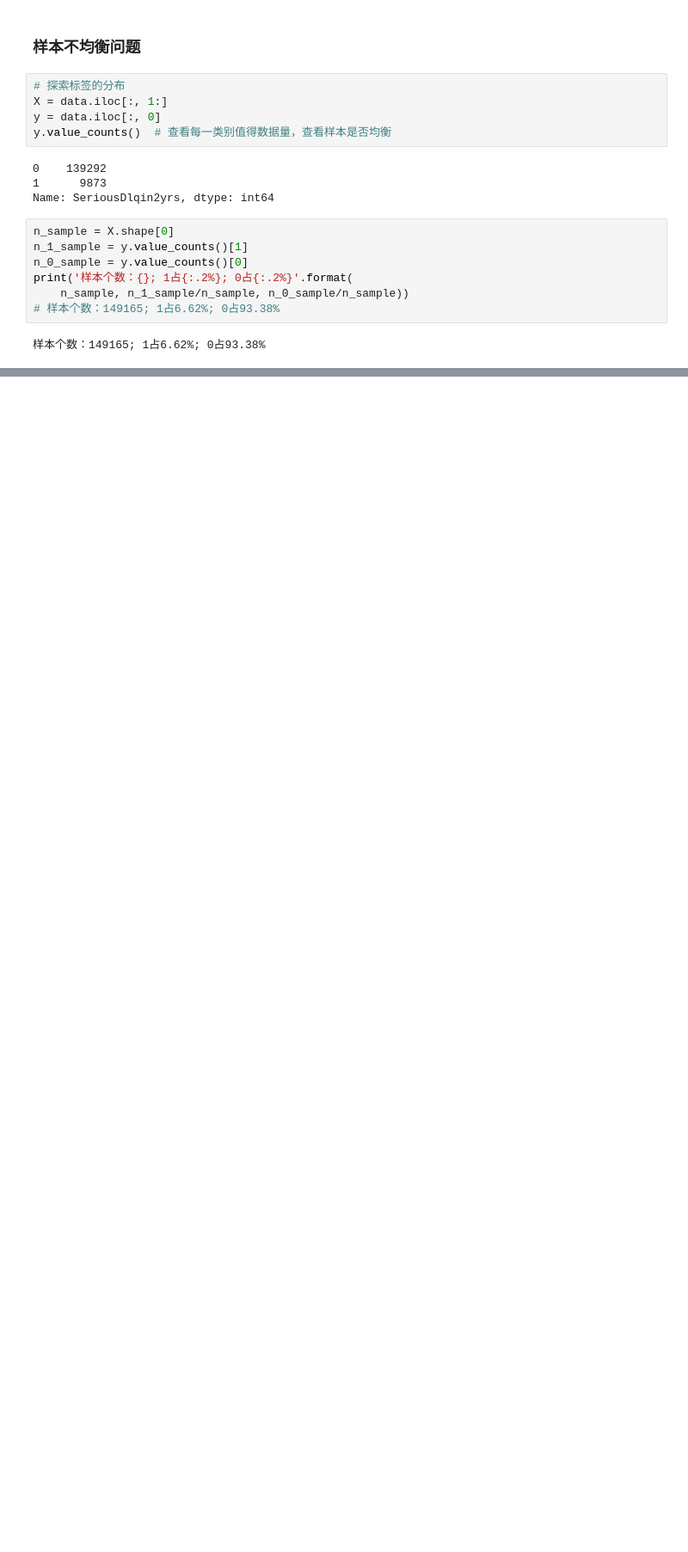
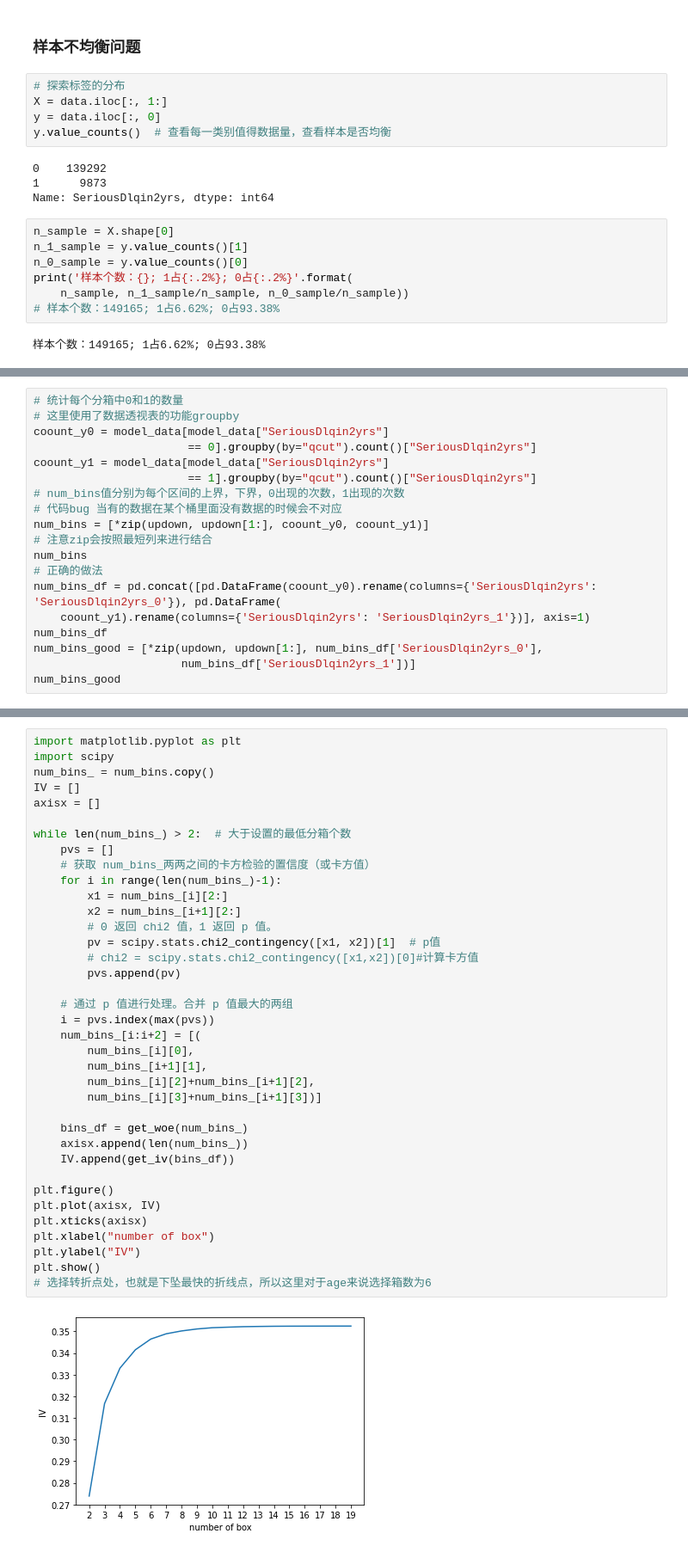
Before and after one commit to JustDoItGit/caicai_sklearn, a Jupyter notebook: 第五章 逻辑回归和信用评分卡/评分卡模型.ipynb, the cells around one changed output, grey strips where cells are left out. Shown at 86% size. Saved outputs shown, nothing was run; the diff lists cells and outputs as text; blank space fills up the shorter version.

```diff
--- a/第五章 逻辑回归和信用评分卡/评分卡模型.ipynb
+++ b/第五章 逻辑回归和信用评分卡/评分卡模型.ipynb
@@ -405,0 +512,19 @@ from im
+# %%
+# 统计每个分箱中0和1的数量
+# 这里使用了数据透视表的功能groupby
+coount_y0 = model_data[model_data["SeriousDlqin2yrs"]
+                       == 0].groupby(by="qcut").count()["SeriousDlqin2yrs"]
+coount_y1 = model_data[model_data["SeriousDlqin2yrs"]
+                       == 1].groupby(by="qcut").count()["SeriousDlqin2yrs"]
+# num_bins值分别为每个区间的上界，下界，0出现的次数，1出现的次数
+# 代码bug 当有的数据在某个桶里面没有数据的时候会不对应
+num_bins = [*zip(updown, updown[1:], coount_y0, coount_y1)]
+# 注意zip会按照最短列来进行结合
+num_bins
+# 正确的做法
+num_bins_df = pd.concat([pd.DataFrame(coount_y0).rename(columns={'SeriousDlqin2yrs': 'SeriousDlqin2yrs_0'}), pd.DataFrame(
+    coount_y1).rename(columns={'SeriousDlqin2yrs': 'SeriousDlqin2yrs_1'})], axis=1)
+num_bins_df
+num_bins_good = [*zip(updown, updown[1:], num_bins_df['SeriousDlqin2yrs_0'],
+                      num_bins_df['SeriousDlqin2yrs_1'])]
+num_bins_good
@@ -405,0 +632,39 @@ from im
+# %%
+import matplotlib.pyplot as plt
+import scipy
+num_bins_ = num_bins.copy()
+IV = []
+axisx = []
+
+while len(num_bins_) > 2:  # 大于设置的最低分箱个数
+    pvs = []
+    # 获取 num_bins_两两之间的卡方检验的置信度（或卡方值）
+    for i in range(len(num_bins_)-1):
+        x1 = num_bins_[i][2:]
+        x2 = num_bins_[i+1][2:]
+        # 0 返回 chi2 值，1 返回 p 值。
+        pv = scipy.stats.chi2_contingency([x1, x2])[1]  # p值
+        # chi2 = scipy.stats.chi2_contingency([x1,x2])[0]#计算卡方值
+        pvs.append(pv)
+
+    # 通过 p 值进行处理。合并 p 值最大的两组
+    i = pvs.index(max(pvs))
+    num_bins_[i:i+2] = [(
+        num_bins_[i][0],
+        num_bins_[i+1][1],
+        num_bins_[i][2]+num_bins_[i+1][2],
+        num_bins_[i][3]+num_bins_[i+1][3])]
+
+    bins_df = get_woe(num_bins_)
+    axisx.append(len(num_bins_))
+    IV.append(get_iv(bins_df))
+
+plt.figure()
+plt.plot(axisx, IV)
+plt.xticks(axisx)
+plt.xlabel("number of box")
+plt.ylabel("IV")
+plt.show()
+# 选择转折点处，也就是下坠最快的折线点，所以这里对于age来说选择箱数为6
+# %% [output]
+[figure, added]
```
Also changed, not shown: parts of 52 cells of this notebook, 3 other files.
